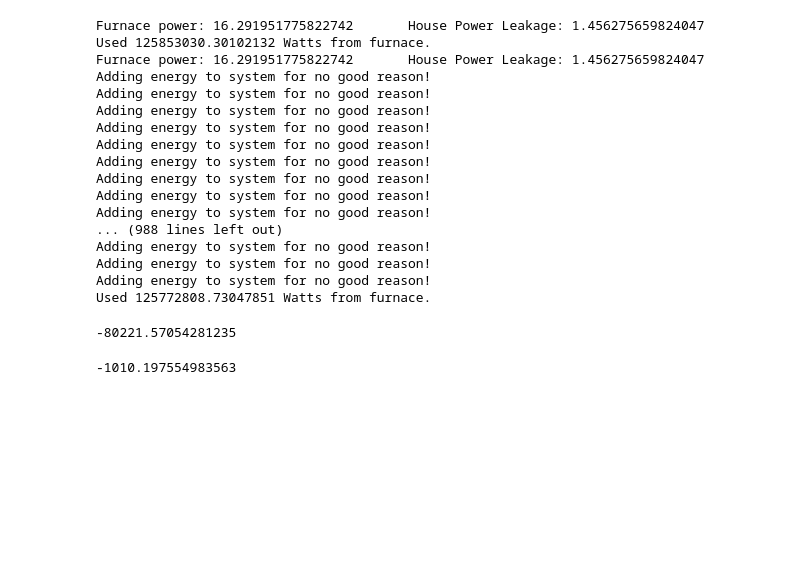
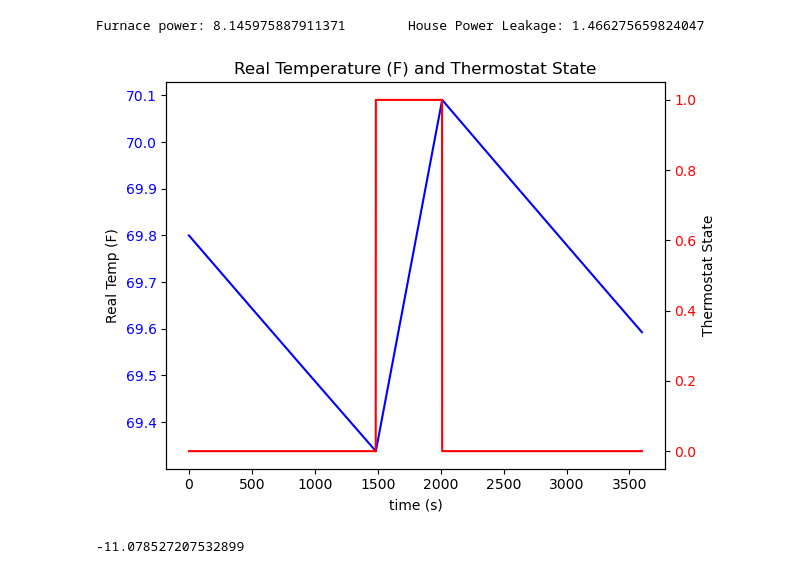
Before and after one commit to bfakhri/FurnaceEfficiencyModel, a Jupyter notebook: Thermostat.ipynb, the cells around one changed output. Drawn from its saved outputs; the diff is of its cells as text; code cells hidden in the pictures; blank space fills up the shorter version.

```diff
--- a/Thermostat.ipynb
+++ b/Thermostat.ipynb
@@ -102,29 +174,33 @@ def run_simulation(days = 10, add_energy_randomly_every_day=False):
+# %%
+days_to_run = 10000
+sim1 = Simulation(days=days_to_run, add_energy_randomly_every_day=False, model_nonlin_heat=True)
+sim2 = Simulation(days=days_to_run, add_energy_randomly_every_day=True, model_nonlin_heat=True)
+sim1.run_simulation()
+sim2.run_simulation()
+# %% [output]
+Furnace power: 8.145975887911371        House Power Leakage: 1.466275659824047
 # %%
-stat_track1 = run_simulation(days=1000)
-stat_track2 = run_simulation(days=1000, add_energy_randomly_every_day=True)
+fig, ax1 = plt.subplots()
+
+ax1.set_xlabel('time (s)')
+ax1.set_ylabel('Real Temp (F)')
+ax1.plot(CtoF(sim1.hstats('T_real')), label='T_real', color='blue')
+ax1.tick_params(axis='y', labelcolor='blue')
+
+ax2 = ax1.twinx()  # instantiate a second axes that shares the same x-axis
+
+
+ax2.set_ylabel('Thermostat State')  # we already handled the x-label with ax1
+ax2.plot(sim1.hstats('Thermostat_state'), label='Thermostat_state', color='red')
+ax2.tick_params(axis='y', labelcolor='red')
+
+plt.title('Real Temperature (F) and Thermostat State')
+fig.tight_layout()  # otherwise the right y-label is slightly clipped
+plt.show()
 # %% [output]
-Furnace power: 16.291951775822742       House Power Leakage: 1.456275659824047
-Used 125853030.30102132 Watts from furnace.
-Furnace power: 16.291951775822742       House Power Leakage: 1.456275659824047
-Adding energy to system for no good reason!
-Adding energy to system for no good reason!
-Adding energy to system for no good reason!
-Adding energy to system for no good reason!
-Adding energy to system for no good reason!
-Adding energy to system for no good reason!
-Adding energy to system for no good reason!
-Adding energy to system for no good reason!
-Adding energy to system for no good reason!
-... (988 lines left out)
-Adding energy to system for no good reason!
-Adding energy to system for no good reason!
-Adding energy to system for no good reason!
-Used 125772808.73047851 Watts from furnace.
+[figure, added]
 # %%
-print(stat_track2['Furnace_energy_sum'][-1] - stat_track1['Furnace_energy_sum'][-1])
+(sim2.stat_track['Furnace_energy_sum'][-1] - sim1.stat_track['Furnace_energy_sum'][-1]) / (270/3.4)
-# %% [output]
--80221.57054281235
 # %%
-(stat_track2['Furnace_energy_sum'][-1] - stat_track1['Furnace_energy_sum'][-1]) / (270/3.4)
 # %% [output]
--1010.197554983563
+-11.078527207532899
```
Also changed, not shown: parts of 14 cells of this notebook.
